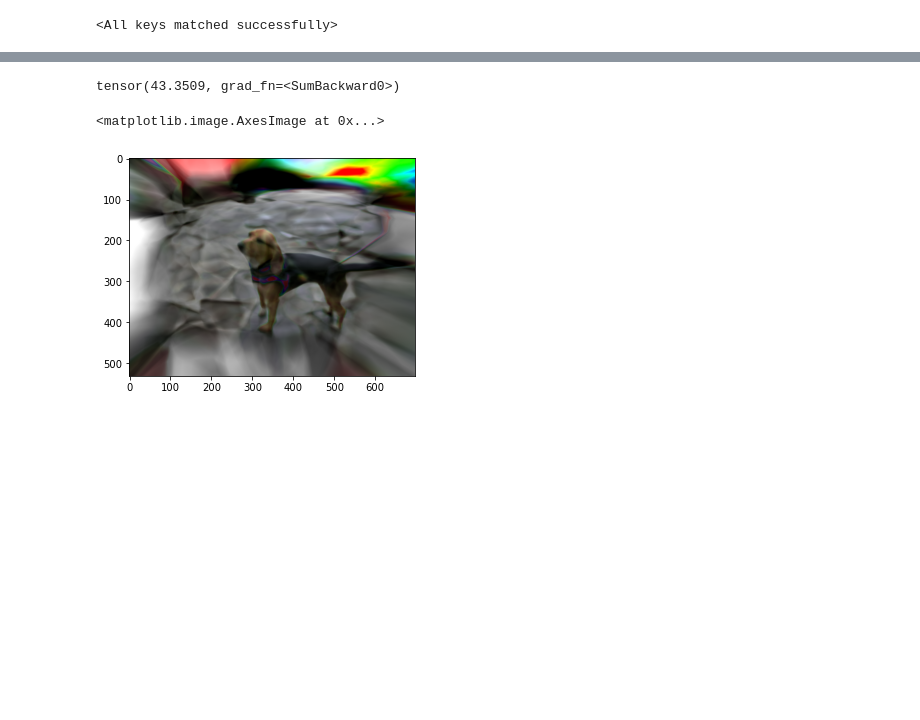
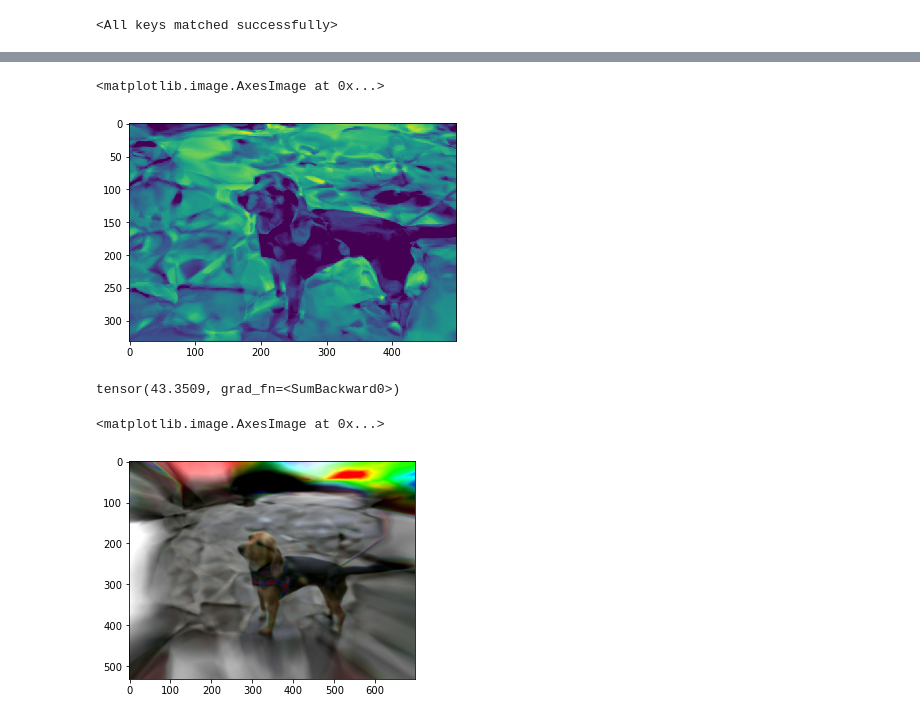
Before and after one commit to thomasbkahn/mlp_image_reconstruction, a Jupyter notebook: dev.ipynb, the cells around one changed output, grey strips where cells are left out. Saved outputs shown, nothing was run; the diff lists cells and outputs as text; code cells hidden in the pictures; blank space fills up the shorter version.

```diff
--- a/dev.ipynb
+++ b/dev.ipynb
@@ -272,0 +288,4 @@ plt.imshow(img)
+# %%
+checkpoint_path = Path(checkpoint_path)
+parts = list(checkpoint_path.parts)
+parts[3] = "mlp_image_reconstruction_output"
@@ -284,5 +327,5 @@ import numpy as np
 # %%
-feature_extractor = model.net[:10]
+feature_extractor = model.net[:-1]
 # %%
 n_y, n_x = checkpoint["source_image_size"]
 dataset = CoordinateArrayDataset(n_x, n_y)
@@ -321,3 +367,8 @@ tensor([-8.5036e-02, -3.7457e-01,  1.5627e-01,  1.6671e-02,  1.3769e-02,
+# %%
+plt.imshow(features[:, 11].reshape(n_y, n_x))
+# %% [output]
+<matplotlib.image.AxesImage at 0x...>
+[figure, added]
 # %%
 (torch.tensor(features[100, :]) * model.net[-1].weight[2, :]).sum()
 # %% [output]
```
Also changed, not shown: parts of 11 cells of this notebook, 3 other files.
